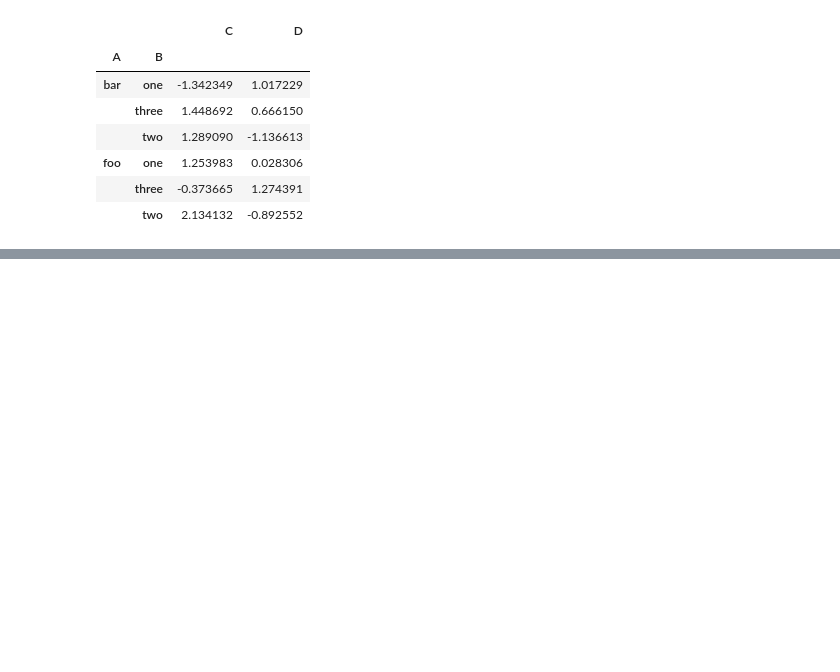
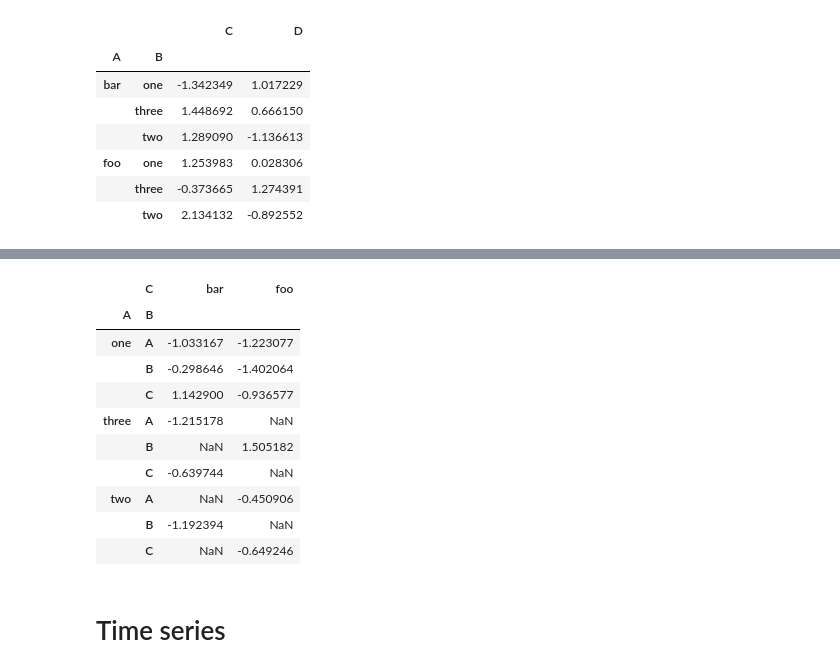
Before and after one commit to naylalex/alteryx, a Jupyter notebook: pandas.ipynb, the cells around one changed output, grey strips where cells are left out. Cells and saved outputs as stored; diff of their text form; code cells hidden in the pictures; blank space fills up the shorter version.

```diff
--- a/pandas.ipynb
+++ b/pandas.ipynb
@@ -614,0 +688,16 @@ df.groupby(["A", "B"]).sum()
+# %%
+pd.pivot_table(df, values="D", index=["A", "B"], columns=["C"])
+# %% [output]
+|  | C | bar | foo |
+| A | B |  |  |
+| one | A | -1.033167 | -1.223077 |
+|  | B | -0.298646 | -1.402064 |
+|  | C | 1.142900 | -0.936577 |
+| three | A | -1.215178 | NaN |
+|  | B | NaN | 1.505182 |
+|  | C | -0.639744 | NaN |
+| two | A | NaN | -0.450906 |
+|  | B | -1.192394 | NaN |
+|  | C | NaN | -0.649246 |
+# %% [markdown]
+# Time series
```
Also changed, not shown: parts of 6 cells of this notebook.
